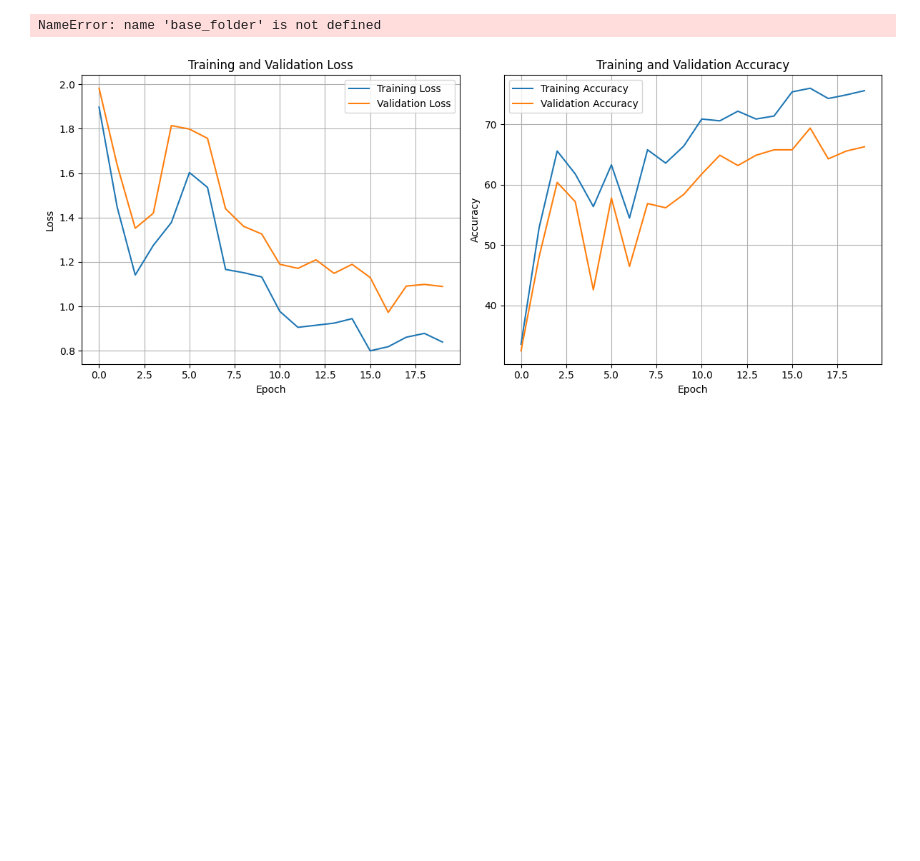
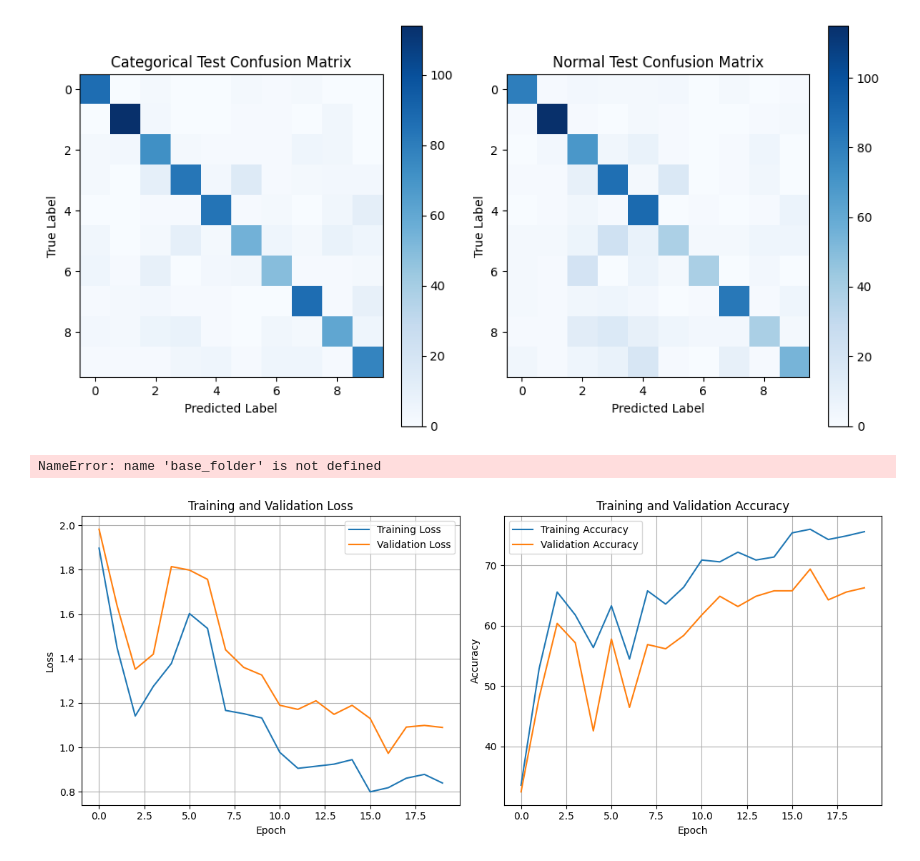
Before and after one commit to tsopeter/VM_NES_Training, a Jupyter notebook: Reader.ipynb, the cells around one changed output. Saved outputs shown, nothing was run; the diff lists cells and outputs as text; code cells hidden in the pictures; blank space fills up the shorter version.

```diff
--- a/Reader.ipynb
+++ b/Reader.ipynb
@@ -250,3 +339,23 @@ Run 12: Dist=normal, Std=0.8, Quant=16, Lr=0.128
+# %%
+# Plot confusion matrices
+plt.figure(figsize=(10, 5))
+plt.subplot(1, 2, 1)
+plt.imshow(cat_run['test_conf'], cmap='Blues')
+plt.title('Categorical Test Confusion Matrix')
+plt.xlabel('Predicted Label')
+plt.ylabel('True Label')
+
+plt.colorbar()
+plt.subplot(1, 2, 2)
+plt.imshow(norm_run['test_conf'], cmap='Blues')
+plt.title('Normal Test Confusion Matrix')
+plt.xlabel('Predicted Label')
+plt.ylabel('True Label')
+plt.colorbar()
+plt.tight_layout()
+plt.show()
+# %% [output]
+[figure, added]
 # %%
 # Extract the best loss and store as best_16
 best_16 = None
```
Also changed, not shown: parts of 3 cells of this notebook, 11 other files.
